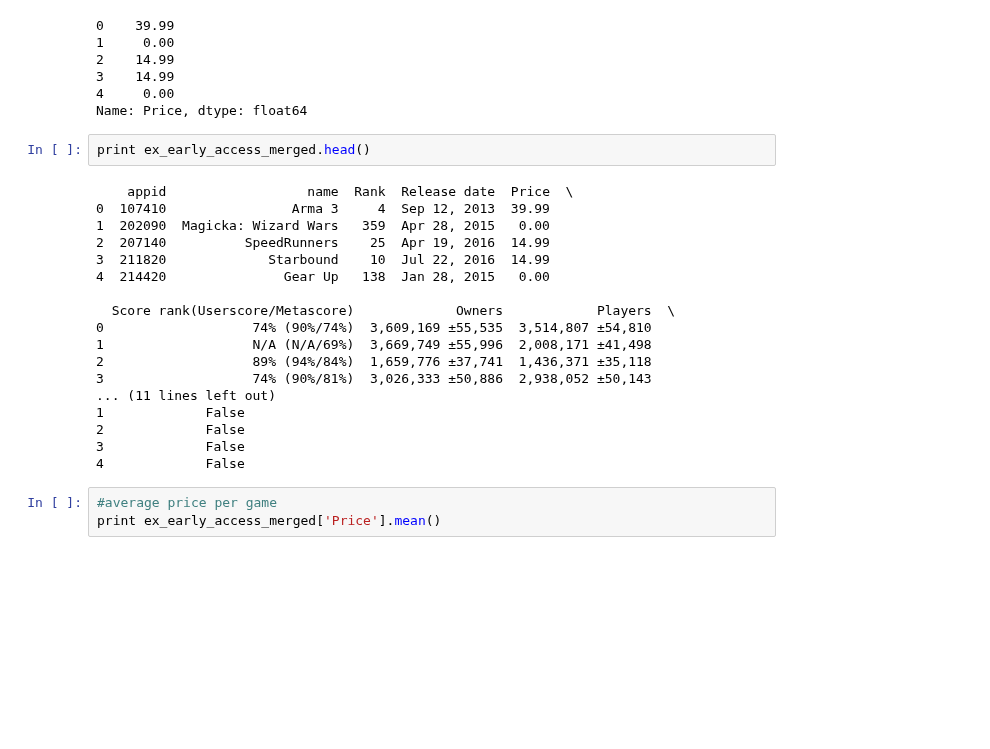
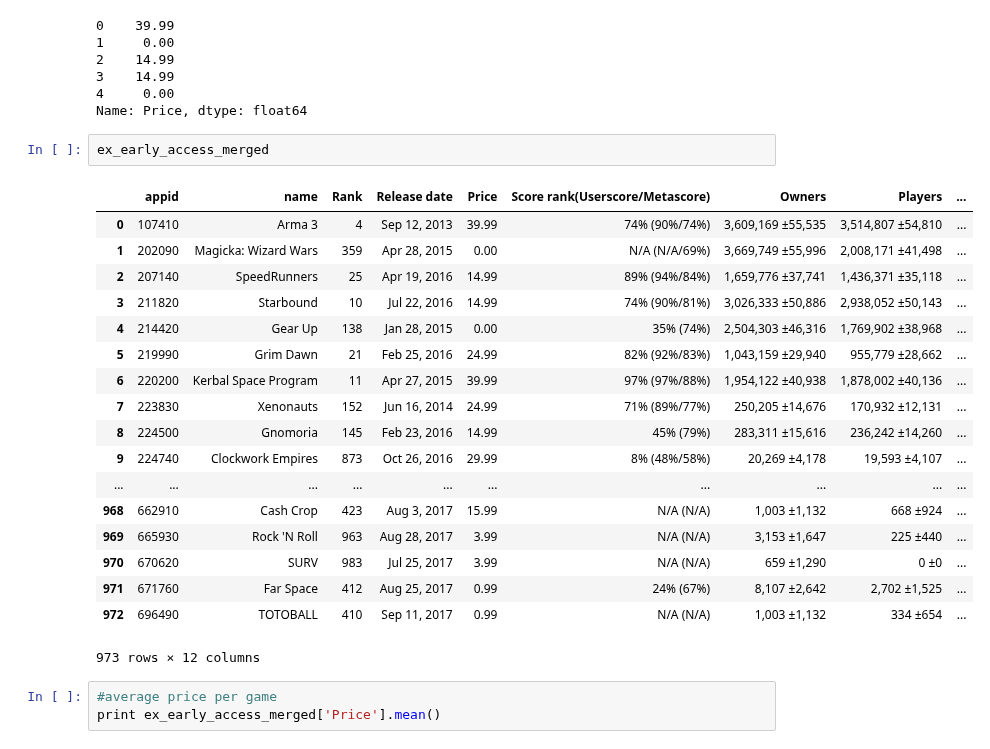
Before and after one commit to UNCG-CSE/SteamConnect, a Jupyter notebook: code/early_access_sorting.ipynb, the cells around one changed output. Saved outputs shown, nothing was run; the diff lists cells and outputs as text; blank space fills up the shorter version.

```diff
--- a/code/early_access_sorting.ipynb
+++ b/code/early_access_sorting.ipynb
@@ -103,26 +103,27 @@ print ex_early_access_merged['Price'].head()
 3    14.99
 4     0.00
 Name: Price, dtype: float64
-# %%
-print ex_early_access_merged.head()
-# %% [output]
-    appid                  name  Rank  Release date  Price  \
-0  107410                Arma 3     4  Sep 12, 2013  39.99
-1  202090  Magicka: Wizard Wars   359  Apr 28, 2015   0.00
-2  207140          SpeedRunners    25  Apr 19, 2016  14.99
-3  211820             Starbound    10  Jul 22, 2016  14.99
-4  214420               Gear Up   138  Jan 28, 2015   0.00
-
-  Score rank(Userscore/Metascore)             Owners            Players  \
-0                   74% (90%/74%)  3,609,169 ±55,535  3,514,807 ±54,810
-1                   N/A (N/A/69%)  3,669,749 ±55,996  2,008,171 ±41,498
-2                   89% (94%/84%)  1,659,776 ±37,741  1,436,371 ±35,118
-3                   74% (90%/81%)  3,026,333 ±50,886  2,938,052 ±50,143
-... (11 lines left out)
-1             False
-2             False
-3             False
-4             False
+# %%
+ex_early_access_merged
+# %% [output]
+|  | appid | name | Rank | Release date | Price | Score rank(Userscore/Metascore) | Owners | Players | ... |
+| 0 | 107410 | Arma 3 | 4 | Sep 12, 2013 | 39.99 | 74% (90%/74%) | 3,609,169 ±55,535 | 3,514,807 ±54,810 | ... |
+| 1 | 202090 | Magicka: Wizard Wars | 359 | Apr 28, 2015 | 0.00 | N/A (N/A/69%) | 3,669,749 ±55,996 | 2,008,171 ±41,498 | ... |
+| 2 | 207140 | SpeedRunners | 25 | Apr 19, 2016 | 14.99 | 89% (94%/84%) | 1,659,776 ±37,741 | 1,436,371 ±35,118 | ... |
+| 3 | 211820 | Starbound | 10 | Jul 22, 2016 | 14.99 | 74% (90%/81%) | 3,026,333 ±50,886 | 2,938,052 ±50,143 | ... |
+| 4 | 214420 | Gear Up | 138 | Jan 28, 2015 | 0.00 | 35% (74%) | 2,504,303 ±46,316 | 1,769,902 ±38,968 | ... |
+| 5 | 219990 | Grim Dawn | 21 | Feb 25, 2016 | 24.99 | 82% (92%/83%) | 1,043,159 ±29,940 | 955,779 ±28,662 | ... |
+| 6 | 220200 | Kerbal Space Program | 11 | Apr 27, 2015 | 39.99 | 97% (97%/88%) | 1,954,122 ±40,938 | 1,878,002 ±40,136 | ... |
+| 7 | 223830 | Xenonauts | 152 | Jun 16, 2014 | 24.99 | 71% (89%/77%) | 250,205 ±14,676 | 170,932 ±12,131 | ... |
+| 8 | 224500 | Gnomoria | 145 | Feb 23, 2016 | 14.99 | 45% (79%) | 283,311 ±15,616 | 236,242 ±14,260 | ... |
+| 9 | 224740 | Clockwork Empires | 873 | Oct 26, 2016 | 29.99 | 8% (48%/58%) | 20,269 ±4,178 | 19,593 ±4,107 | ... |
+| ... | ... | ... | ... | ... | ... | ... | ... | ... | ... |
+| 968 | 662910 | Cash Crop | 423 | Aug 3, 2017 | 15.99 | N/A (N/A) | 1,003 ±1,132 | 668 ±924 | ... |
+| 969 | 665930 | Rock 'N Roll | 963 | Aug 28, 2017 | 3.99 | N/A (N/A) | 3,153 ±1,647 | 225 ±440 | ... |
+| 970 | 670620 | SURV | 983 | Jul 25, 2017 | 3.99 | N/A (N/A) | 659 ±1,290 | 0 ±0 | ... |
+| 971 | 671760 | Far Space | 412 | Aug 25, 2017 | 0.99 | 24% (67%) | 8,107 ±2,642 | 2,702 ±1,525 | ... |
+| 972 | 696490 | TOTOBALL | 410 | Sep 11, 2017 | 0.99 | N/A (N/A) | 1,003 ±1,132 | 334 ±654 | ... |
+973 rows × 12 columns
 # %%
 #average price per game
 print ex_early_access_merged['Price'].mean()
```
Also changed, not shown: 1 other file.
